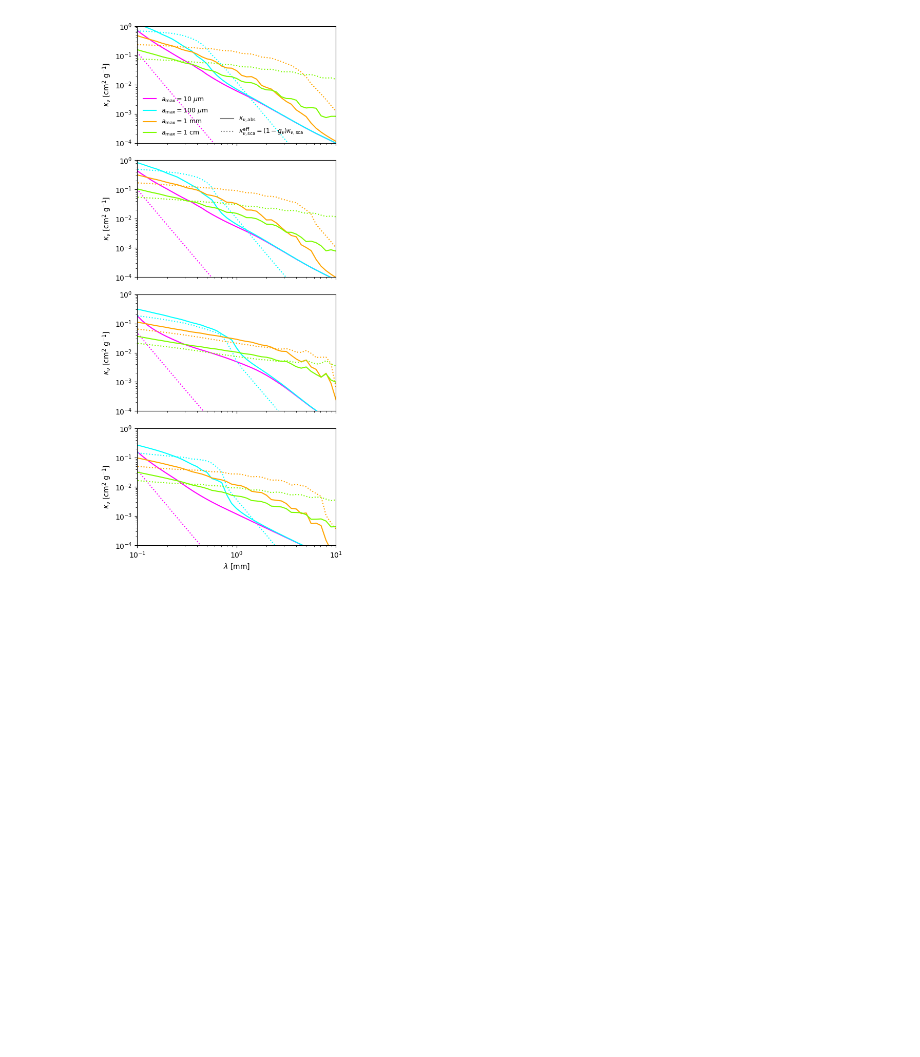
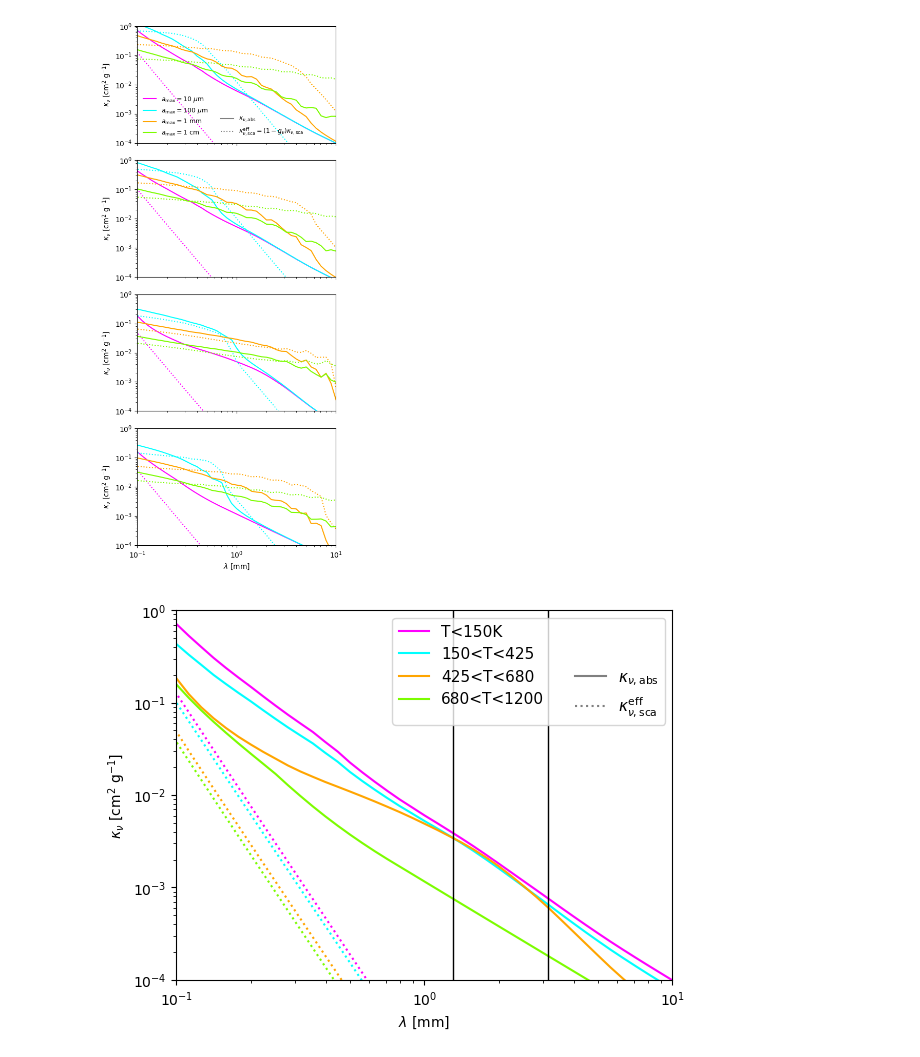
Before and after one commit to hyp0515/Disk_Model_line_rt, a Jupyter notebook: example/diff_amax_dust_opacity/compare.ipynb, the cells around one changed output. Cells and saved outputs as stored; diff of their text form; code cells hidden in the pictures; blank space fills up the shorter version.

```diff
--- a/example/diff_amax_dust_opacity/compare.ipynb
+++ b/example/diff_amax_dust_opacity/compare.ipynb
@@ -155,0 +175,4 @@ plot_dif_t_regime_one_amax(opacity=opacity_table)
+# %%
+plot_dif_t_regime_one_amax(1e1) # um
+# %% [output]
+[figure, added]
```
Also changed, not shown: parts of 6 cells of this notebook, 20 other files.
